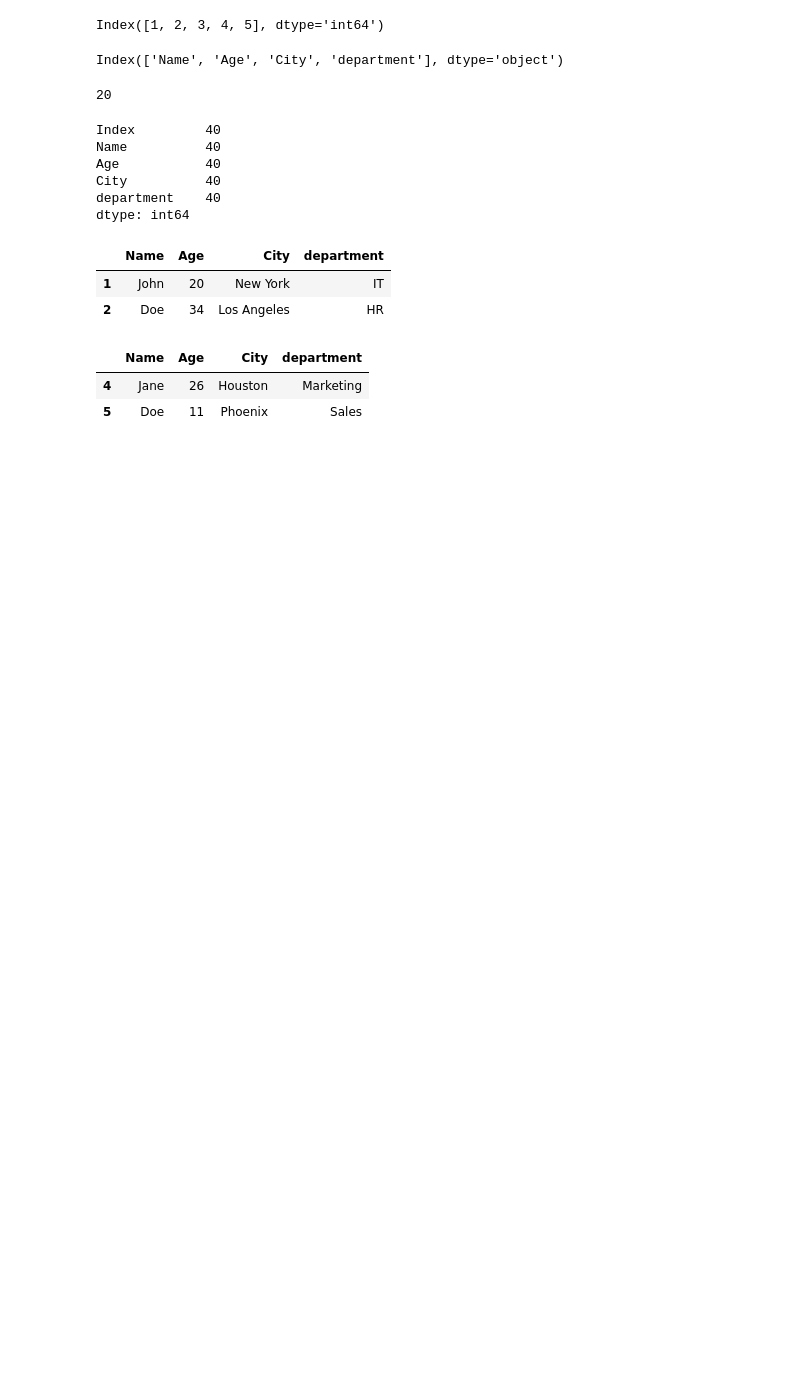
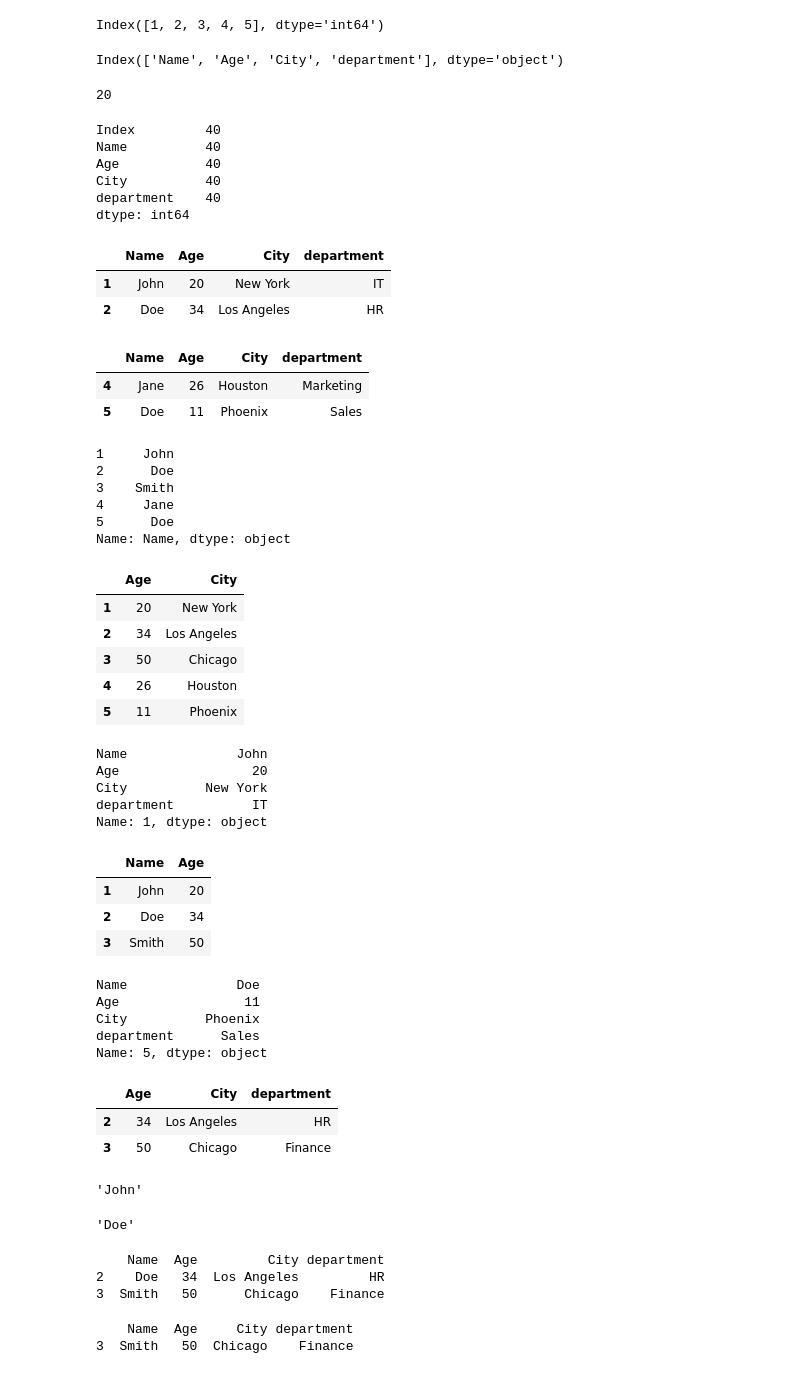
Before and after one commit to NikitaRakhade29/Python-Code, a Jupyter notebook: pandas.ipynb, the cells around one changed output. Drawn from its saved outputs; the diff is of its cells as text; code cells hidden in the pictures; blank space fills up the shorter version.

```diff
--- a/pandas.ipynb
+++ b/pandas.ipynb
@@ -122,3 +122,83 @@ df.tail(2)
 |  | Name | Age | City | department |
 | 4 | Jane | 26 | Houston | Marketing |
 | 5 | Doe | 11 | Phoenix | Sales |
+# %%
+# selecting a single column from the dataframe
+df["Name"]
+# %% [output]
+1     John
+2      Doe
+3    Smith
+4     Jane
+5      Doe
+Name: Name, dtype: object
+# %%
+# selecting multiple columns from the dataframe
+df[["Age","City"]]
+# %% [output]
+|  | Age | City |
+| 1 | 20 | New York |
+| 2 | 34 | Los Angeles |
+| 3 | 50 | Chicago |
+| 4 | 26 | Houston |
+| 5 | 11 | Phoenix |
+# %%
+# loc and iloc are used to select rows and columns from the dataframe
+# loc is used to select rows and columns by label
+# iloc is used to select rows and columns by index
+
+df.loc[1] # this will select the first row of the dataframe
+# %% [output]
+Name              John
+Age                 20
+City          New York
+department          IT
+Name: 1, dtype: object
+# %%
+df.loc[1:3, ["Name", "Age"]] # this will select the first three rows and the Name and Age columns of the dataframe
+# %% [output]
+|  | Name | Age |
+| 1 | John | 20 |
+| 2 | Doe | 34 |
+| 3 | Smith | 50 |
+# %%
+df.iloc[4] # this will select the last row of the dataframe
+# %% [output]
+Name              Doe
+Age                11
+City          Phoenix
+department      Sales
+Name: 5, dtype: object
+# %%
+df.iloc[1:3, 1:4]
+# %% [output]
+|  | Age | City | department |
+| 2 | 34 | Los Angeles | HR |
+| 3 | 50 | Chicago | Finance |
+# %%
+# at and iat are used to select a single value from the dataframe
+# at is used to select a single value by label
+# iat is used to select a single value by index
+
+df.at[1, "Name"] # this will select the value in the first row and Name column of the dataframe
+# %% [output]
+'John'
+# %%
+df.iat[1, 0] # this will select the value in the first row and first column of the dataframe
+# %% [output]
+'Doe'
+# %%
+# filtering the dataframe based on a condition
+
+res = df[df["Age"]>30] # this will filter the dataframe and return only the rows where the Age is greater than 30
+print(res)
+# %% [output]
+    Name  Age         City department
+2    Doe   34  Los Angeles         HR
+3  Smith   50      Chicago    Finance
+# %%
+res = df[(df["Age"]>30) & (df["City"]=="Chicago")] # this will filter the dataframe and return only the rows where the Age is greater than 30 and the City is Chicago
+print(res)
+# %% [output]
+    Name  Age     City department
+3  Smith   50  Chicago    Finance
```
Also changed, not shown: parts of 28 cells of this notebook.
